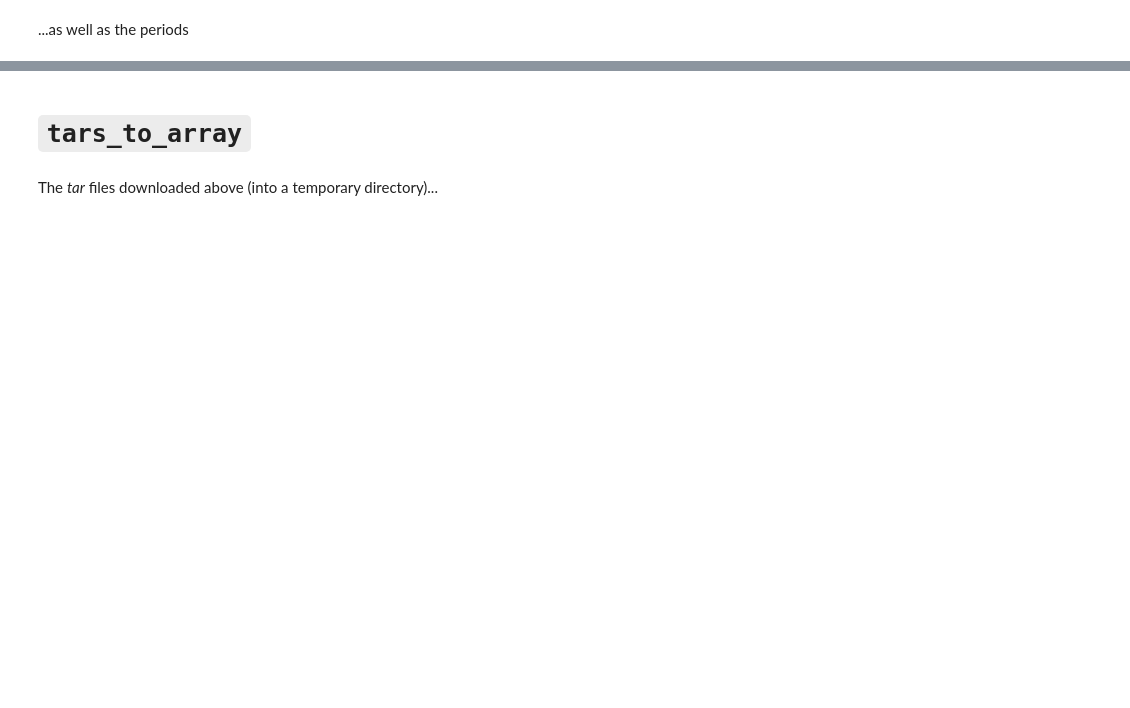
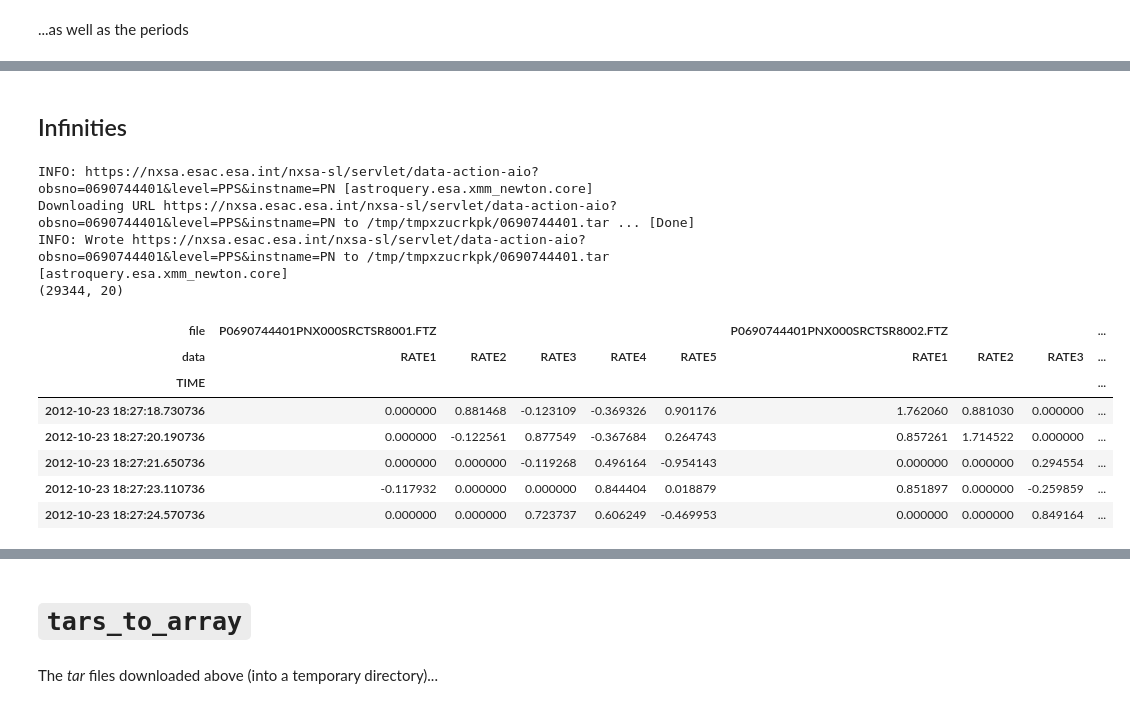
Before and after one commit to manuvazquez/VAEonXMM, a Jupyter notebook: nbs/xsa_util.ipynb, the cells around one changed output, grey strips where cells are left out. Cells and saved outputs as stored; diff of their text form; code cells hidden in the pictures; blank space fills up the shorter version.

```diff
--- a/nbs/xsa_util.ipynb
+++ b/nbs/xsa_util.ipynb
@@ -169,0 +505,21 @@ periods.head()
+# %% [markdown]
+## Infinities
+# %%
+obs_infty = '0690744401'
+tar_file = trapallada.xsa.access.download_obs(obs_infty, output_directory=tmp_dir_root)
+tar_file_df, tar_file_headers_df, tar_mask_df = trapallada.xsa.util.read_tar(tar_file, signals_to_extract=trapallada.xsa.util.rates_columns)
+print(tar_file_df.shape)
+tar_file_df.head()
+# %% [output]
+INFO: https://nxsa.esac.esa.int/nxsa-sl/servlet/data-action-aio?obsno=0690744401&level=PPS&instname=PN [astroquery.esa.xmm_newton.core]
+Downloading URL https://nxsa.esac.esa.int/nxsa-sl/servlet/data-action-aio?obsno=0690744401&level=PPS&instname=PN to /tmp/tmpxzucrkpk/0690744401.tar ... [Done]
+INFO: Wrote https://nxsa.esac.esa.int/nxsa-sl/servlet/data-action-aio?obsno=0690744401&level=PPS&instname=PN to /tmp/tmpxzucrkpk/0690744401.tar [astroquery.esa.xmm_newton.core]
+(29344, 20)
+| file | P0690744401PNX000SRCTSR8001.FTZ |  |  |  |  | P0690744401PNX000SRCTSR8002.FTZ |  |  | ... |
+| data | RATE1 | RATE2 | RATE3 | RATE4 | RATE5 | RATE1 | RATE2 | RATE3 | ... |
+| TIME |  |  |  |  |  |  |  |  | ... |
+| 2012-10-23 18:27:18.730736 | 0.000000 | 0.881468 | -0.123109 | -0.369326 | 0.901176 | 1.762060 | 0.881030 | 0.000000 | ... |
+| 2012-10-23 18:27:20.190736 | 0.000000 | -0.122561 | 0.877549 | -0.367684 | 0.264743 | 0.857261 | 1.714522 | 0.000000 | ... |
+| 2012-10-23 18:27:21.650736 | 0.000000 | 0.000000 | -0.119268 | 0.496164 | -0.954143 | 0.000000 | 0.000000 | 0.294554 | ... |
+| 2012-10-23 18:27:23.110736 | -0.117932 | 0.000000 | 0.000000 | 0.844404 | 0.018879 | 0.851897 | 0.000000 | -0.259859 | ... |
+| 2012-10-23 18:27:24.570736 | 0.000000 | 0.000000 | 0.723737 | 0.606249 | -0.469953 | 0.000000 | 0.000000 | 0.849164 | ... |
```
Also changed, not shown: parts of 84 cells of this notebook, 18 other files.
